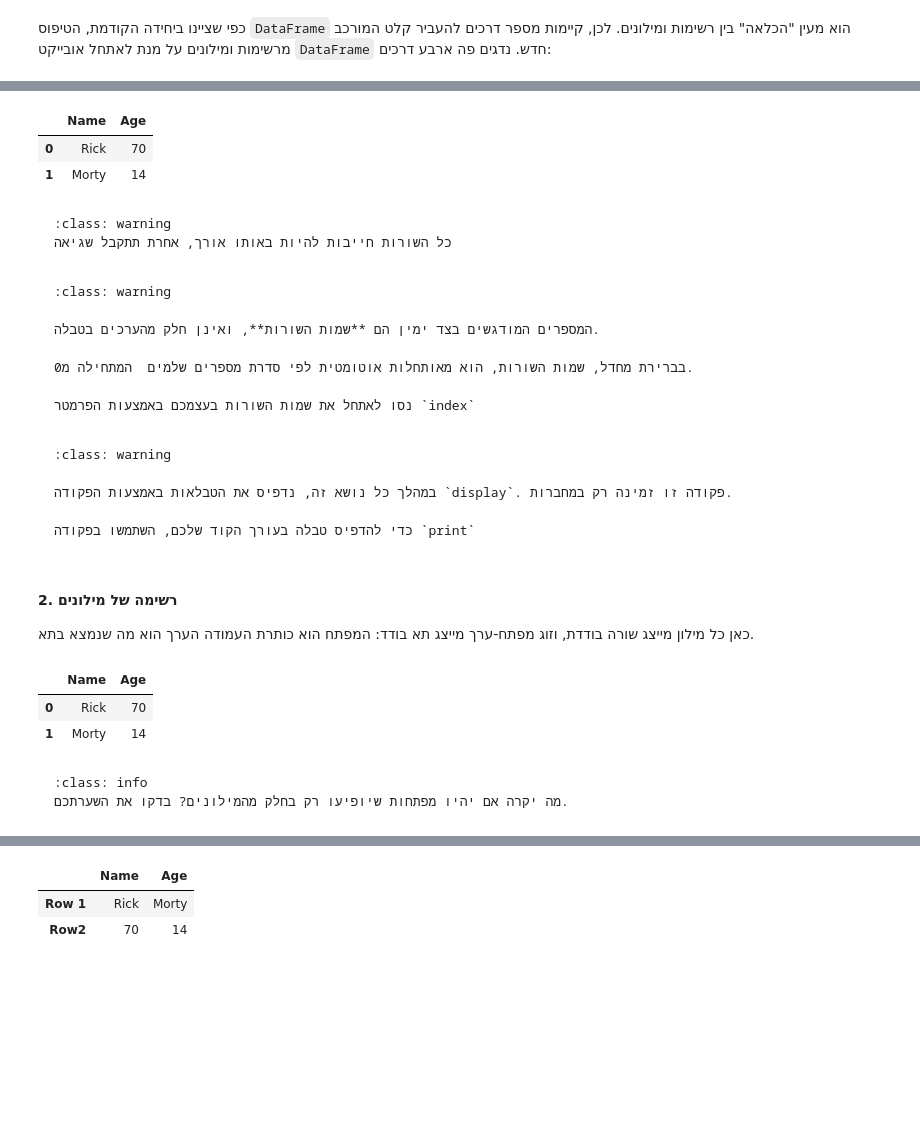
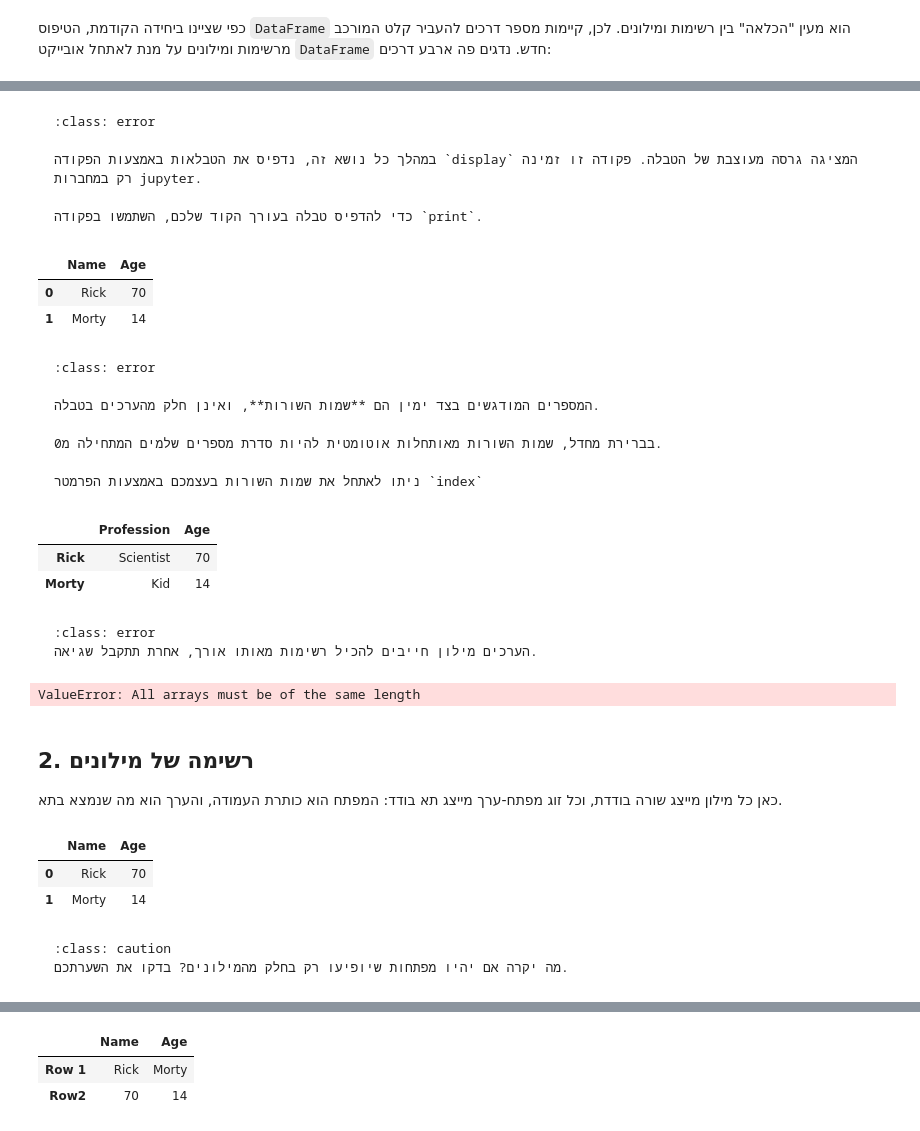
Before and after one commit to hag007/virtual-pyprog, a Jupyter notebook: 19_2_create-df.ipynb, the cells around one changed output, grey strips where cells are left out. Cells and saved outputs as stored; diff of their text form; code cells hidden in the pictures; blank space fills up the shorter version.

````diff
--- a/19_2_create-df.ipynb
+++ b/19_2_create-df.ipynb
@@ -36 +36,9 @@ pd.options.display.max_rows=5
+# %% [markdown]
+```{admonition} **שימו לב**
+:class: error
+
+במהלך כל נושא זה, נדפיס את הטבלאות באמצעות הפקודה `display` המציגה גרסה מעוצבת של הטבלה. פקודה זו זמינה רק במחברות jupyter.
+
+כדי להדפיס טבלה בעורך הקוד שלכם, השתמשו בפקודה `print`.
+```
 # %%
@@ -41,32 +49,37 @@ display(df)
 |  | Name | Age |
 | 0 | Rick | 70 |
 | 1 | Morty | 14 |
-# %% [markdown]
-```{admonition} **שימו לב**
-:class: warning
-כל השורות חייבות להיות באותו אורך, אחרת תתקבל שגיאה
-```
 # %% [markdown]
 ```{admonition} **שימו לב**
-:class: warning
+:class: error
 
 המספרים המודגשים בצד ימין הם **שמות השורות**, ואינן חלק מהערכים בטבלה.
 
-בברירת מחדל, שמות השורות, הוא מאותחלות אוטומטית לפי סדרת מספרים שלמים  המתחילה מ0.
+בברירת מחדל, שמות השורות מאותחלות אוטומטית להיות סדרת מספרים שלמים המתחילה מ0.
 
-נסו לאתחל את שמות השורות בעצמכם באמצעות הפרמטר `index`
+ניתו לאתחל את שמות השורות בעצמכם באמצעות הפרמטר `index`
 ```
-# %% [markdown]
-```{admonition} **שימו לב**
-:class: warning
-
-במהלך כל נושא זה, נדפיס את הטבלאות באמצעות הפקודה `display`. פקודה זו זמינה רק במחברות.
-
-כדי להדפיס טבלה בעורך הקוד שלכם, השתמשו בפקודה `print`
-```
+# %%
+data = {'Profession': ['Scientist', 'Kid'], 'Age': [70, 14]}
+df = pd.DataFrame(data, index=["Rick", "Morty"])
+display(df)
+# %% [output]
+|  | Profession | Age |
+| Rick | Scientist | 70 |
+| Morty | Kid | 14 |
+# %% [markdown]
+```{admonition} **שימו לב**
+:class: error
+הערכים מילון חייבים להכיל רשימות מאותו אורך, אחרת תתקבל שגיאה.
+```
+# %%
+data = {'Profession': ['Scientist', 'Kid'], 'Age': [70, 14, 17]}
+df = pd.DataFrame(data)
+# %% [output]
+ValueError: All arrays must be of the same length
 # %% [markdown]
-#### 2. רשימה של מילונים
-כאן כל מילון מייצג שורה בודדת, וזוג מפתח-ערך מייצג תא בודד: המפתח הוא כותרת העמודה הערך הוא מה שנמצא בתא.
+## 2. רשימה של מילונים
+כאן כל מילון מייצג שורה בודדת, וכל זוג מפתח-ערך מייצג תא בודד: המפתח הוא כותרת העמודה, והערך הוא מה שנמצא בתא.
 # %%
 data = [{'Name': 'Rick', 'Age': 70}, {'Name': 'Morty', 'Age': 14}]
 df = pd.DataFrame(data)
@@ -76,7 +89,7 @@ display(df)
 | 0 | Rick | 70 |
 | 1 | Morty | 14 |
 # %% [markdown]
-```{admonition} **חשבו**
-:class: info
+```{admonition} **עצרו וחישבו**
+:class: caution
 מה יקרה אם יהיו מפתחות שיופיעו רק בחלק מהמילונים? בדקו את השערתכם.
 ```
````
Also changed, not shown: parts of 13 cells of this notebook.
